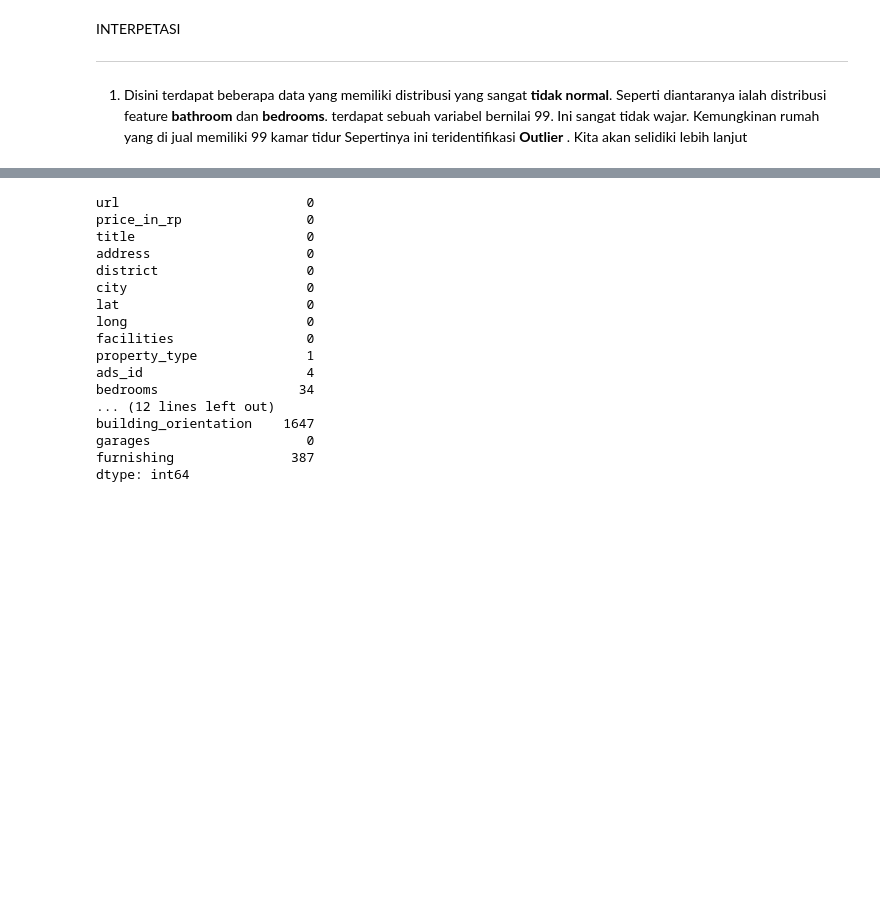
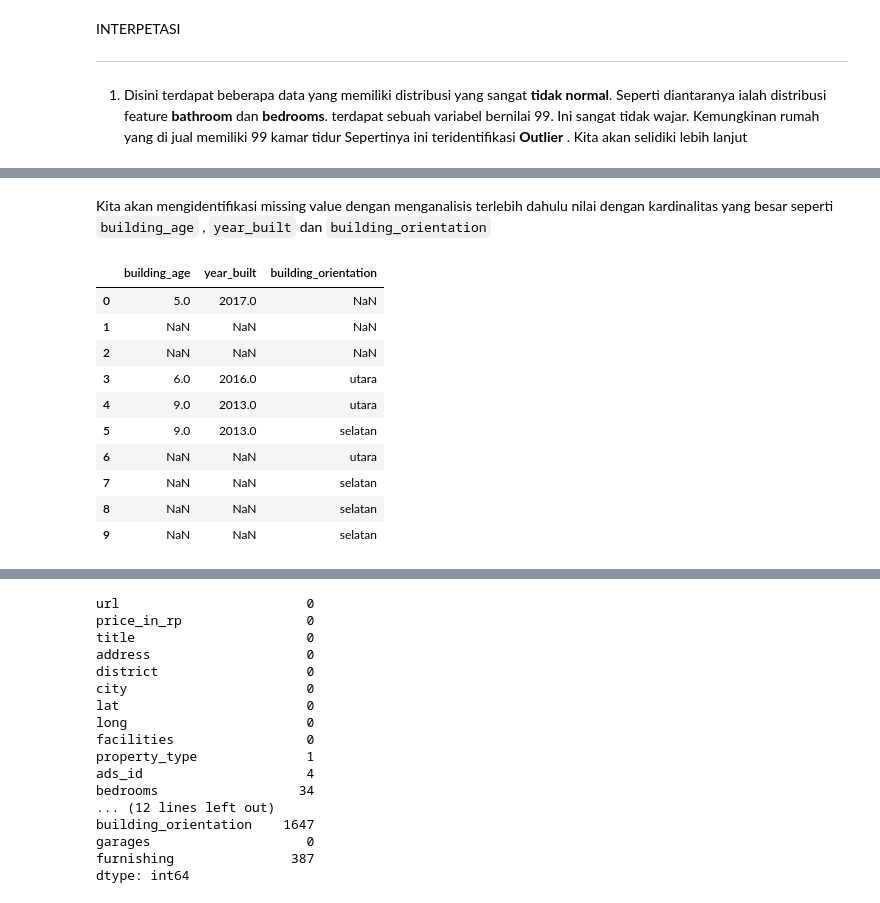
Before and after one commit to abdinegara783/ISFEST2023, a Jupyter notebook: ISFEST_Abdi.ipynb, the cells around one changed output, grey strips where cells are left out. Saved outputs shown, nothing was run; the diff lists cells and outputs as text; code cells hidden in the pictures; blank space fills up the shorter version.

```diff
--- a/ISFEST_Abdi.ipynb
+++ b/ISFEST_Abdi.ipynb
@@ -187,0 +224,2 @@ INTERPETASI
+# %% [markdown]
+Kita akan mengidentifikasi missing value dengan menganalisis terlebih dahulu nilai dengan kardinalitas yang besar seperti `building_age` , `year_built` dan `building_orientation`
@@ -187,0 +228,14 @@ INTERPETASI
+# %%
+df_Miss_Banyak.head(10)
+# %% [output]
+|  | building_age | year_built | building_orientation |
+| 0 | 5.0 | 2017.0 | NaN |
+| 1 | NaN | NaN | NaN |
+| 2 | NaN | NaN | NaN |
+| 3 | 6.0 | 2016.0 | utara |
+| 4 | 9.0 | 2013.0 | utara |
+| 5 | 9.0 | 2013.0 | selatan |
+| 6 | NaN | NaN | utara |
+| 7 | NaN | NaN | selatan |
+| 8 | NaN | NaN | selatan |
+| 9 | NaN | NaN | selatan |
```
Also changed, not shown: parts of 10 cells of this notebook.
